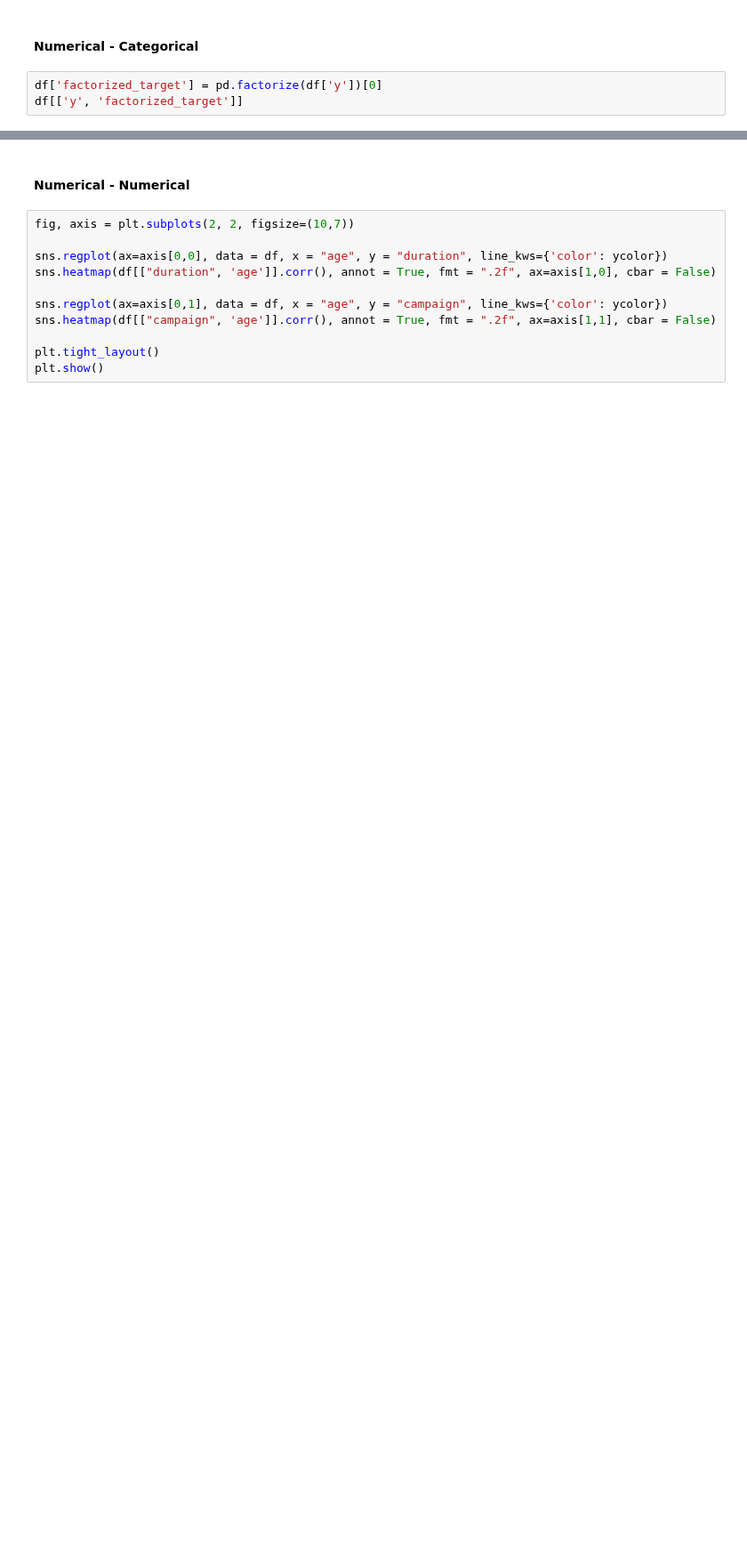
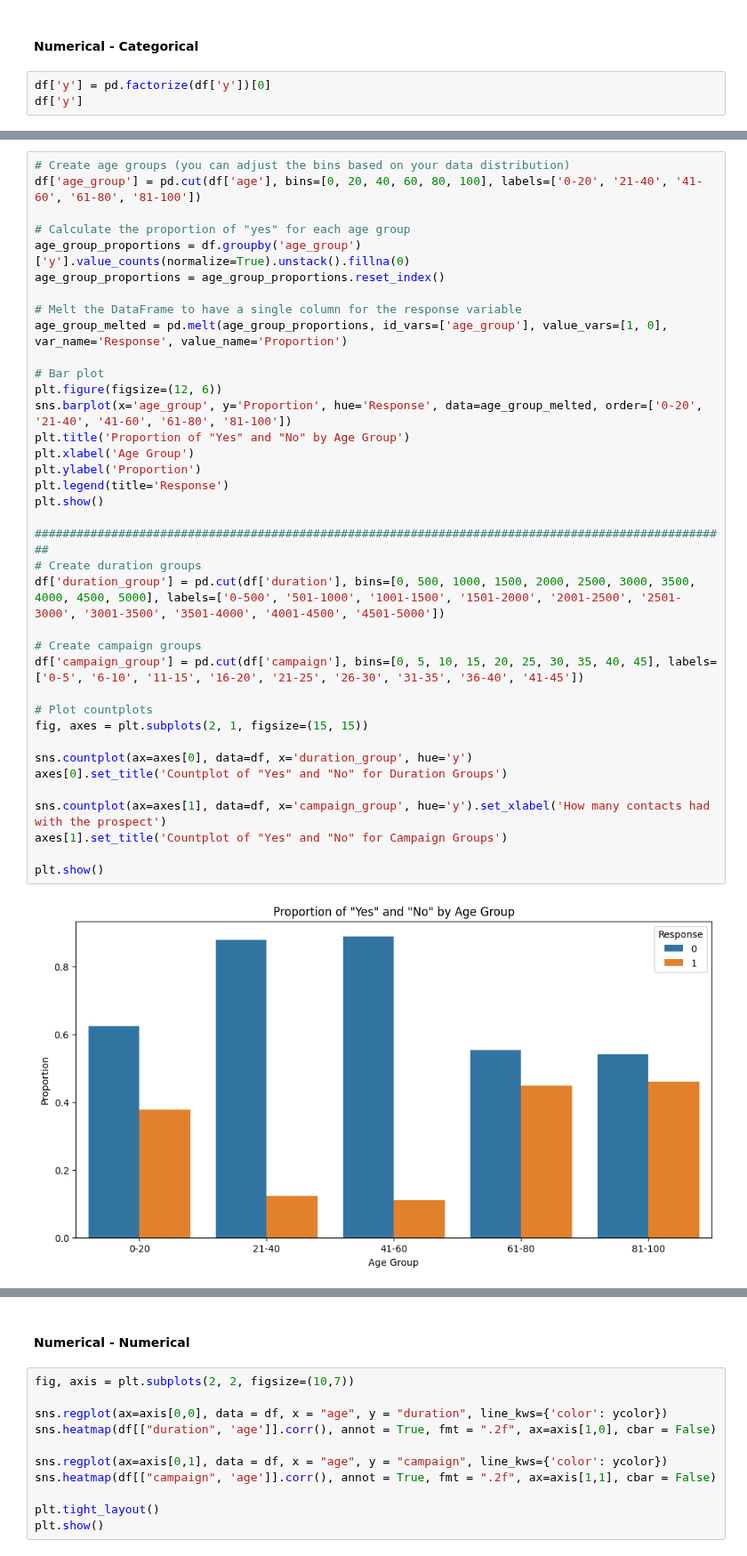
Before and after one commit to Diegomca98/4geeks-ml-template-prjs, a Jupyter notebook: src/explore.ipynb, the cells around one changed output, grey strips where cells are left out. Shown at 89% size. Saved outputs shown, nothing was run; the diff lists cells and outputs as text; blank space fills up the shorter version.

```diff
--- a/src/explore.ipynb
+++ b/src/explore.ipynb
@@ -291,6 +304,6 @@ plt.show()
 # %% [markdown]
 #### Numerical - Categorical
 # %%
-df['factorized_target'] = pd.factorize(df['y'])[0]
-df[['y', 'factorized_target']]
+df['y'] = pd.factorize(df['y'])[0]
+df['y']
 # %% [output]
@@ -334,0 +347,39 @@ plt.show()
+# %%
+# Create age groups (you can adjust the bins based on your data distribution)
+df['age_group'] = pd.cut(df['age'], bins=[0, 20, 40, 60, 80, 100], labels=['0-20', '21-40', '41-60', '61-80', '81-100'])
+
+# Calculate the proportion of "yes" for each age group
+age_group_proportions = df.groupby('age_group')['y'].value_counts(normalize=True).unstack().fillna(0)
+age_group_proportions = age_group_proportions.reset_index()
+
+# Melt the DataFrame to have a single column for the response variable
+age_group_melted = pd.melt(age_group_proportions, id_vars=['age_group'], value_vars=[1, 0], var_name='Response', value_name='Proportion')
+
+# Bar plot
+plt.figure(figsize=(12, 6))
+sns.barplot(x='age_group', y='Proportion', hue='Response', data=age_group_melted, order=['0-20', '21-40', '41-60', '61-80', '81-100'])
+plt.title('Proportion of "Yes" and "No" by Age Group')
+plt.xlabel('Age Group')
+plt.ylabel('Proportion')
+plt.legend(title='Response')
+plt.show()
+
+####################################################################################################
+# Create duration groups
+df['duration_group'] = pd.cut(df['duration'], bins=[0, 500, 1000, 1500, 2000, 2500, 3000, 3500, 4000, 4500, 5000], labels=['0-500', '501-1000', '1001-1500', '1501-2000', '2001-2500', '2501-3000', '3001-3500', '3501-4000', '4001-4500', '4501-5000'])
+
+# Create campaign groups
+df['campaign_group'] = pd.cut(df['campaign'], bins=[0, 5, 10, 15, 20, 25, 30, 35, 40, 45], labels=['0-5', '6-10', '11-15', '16-20', '21-25', '26-30', '31-35', '36-40', '41-45'])
+
+# Plot countplots
+fig, axes = plt.subplots(2, 1, figsize=(15, 15))
+
+sns.countplot(ax=axes[0], data=df, x='duration_group', hue='y')
+axes[0].set_title('Countplot of "Yes" and "No" for Duration Groups')
+
+sns.countplot(ax=axes[1], data=df, x='campaign_group', hue='y').set_xlabel('How many contacts had with the prospect')
+axes[1].set_title('Countplot of "Yes" and "No" for Campaign Groups')
+
+plt.show()
+# %% [output]
+[figure, added]
```
Also changed, not shown: parts of 21 cells of this notebook.
